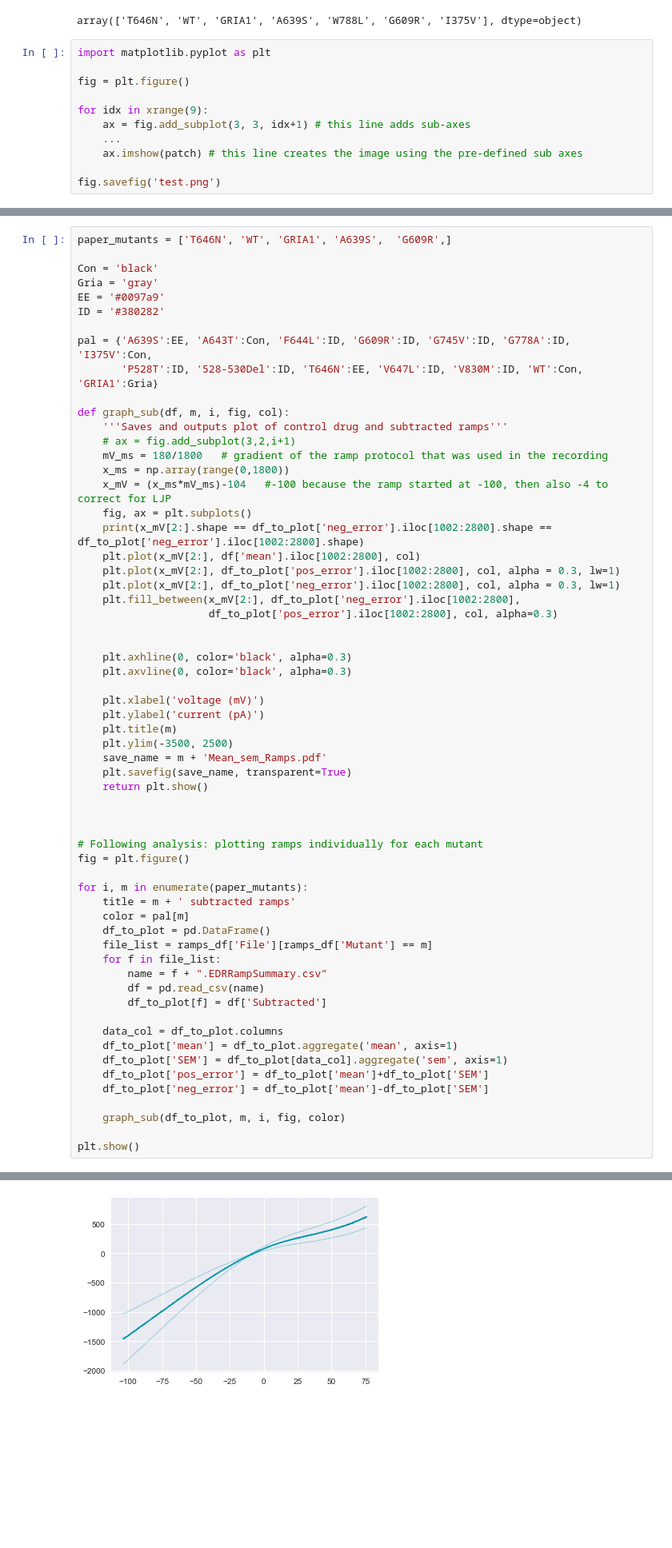
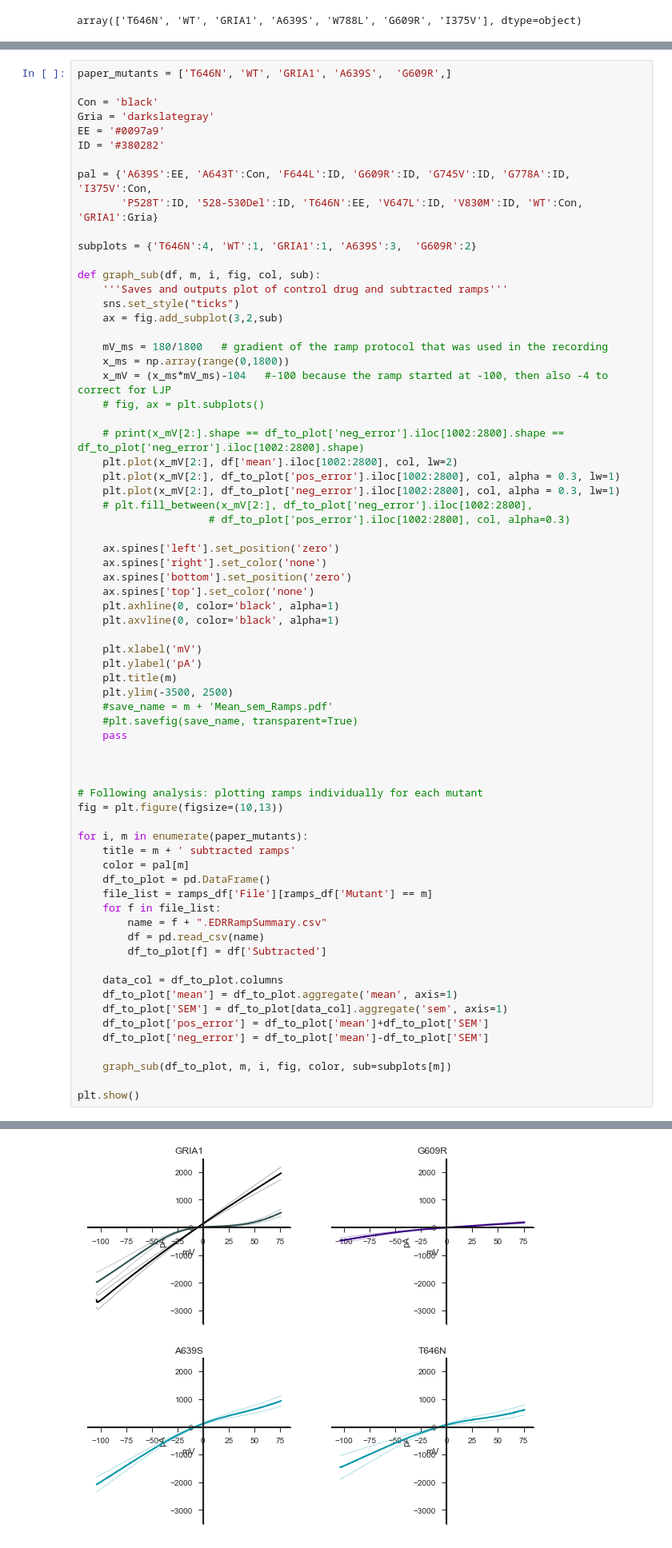
Before and after one commit to KullmannLab/AMPA_Synaptopathies, a Jupyter notebook: AMPAtraceProcessing_May9.ipynb, the cells around one changed output, grey strips where cells are left out. Shown at 80% size. Drawn from its saved outputs; the diff is of its cells as text; blank space fills up the shorter version.

Commit message:
Formatted subplots for ramp graphs

```diff
--- a/AMPAtraceProcessing_May9.ipynb
+++ b/AMPAtraceProcessing_May9.ipynb
@@ -494,14 +488,3 @@ ramps_df.head(2)
 ramps_df['Mutant'].unique()
 # %% [output]
 array(['T646N', 'WT', 'GRIA1', 'A639S', 'W788L', 'G609R', 'I375V'], dtype=object)
-# %%
-import matplotlib.pyplot as plt
-
-fig = plt.figure()
-
-for idx in xrange(9):
-    ax = fig.add_subplot(3, 3, idx+1) # this line adds sub-axes
-    ...
-    ax.imshow(patch) # this line creates the image using the pre-defined sub axes
-
-fig.savefig('test.png')
@@ -509,43 +495,51 @@ fig.savefig('test.png')
 paper_mutants = ['T646N', 'WT', 'GRIA1', 'A639S',  'G609R',]
 
 Con = 'black'
-Gria = 'gray'
+Gria = 'darkslategray'
 EE = '#0097a9'
 ID = '#380282'
 
 pal = {'A639S':EE, 'A643T':Con, 'F644L':ID, 'G609R':ID, 'G745V':ID, 'G778A':ID, 'I375V':Con,
        'P528T':ID, '528-530Del':ID, 'T646N':EE, 'V647L':ID, 'V830M':ID, 'WT':Con, 'GRIA1':Gria}
 
-def graph_sub(df, m, i, fig, col):
+subplots = {'T646N':4, 'WT':1, 'GRIA1':1, 'A639S':3,  'G609R':2}
+
+def graph_sub(df, m, i, fig, col, sub):
     '''Saves and outputs plot of control drug and subtracted ramps'''
-    # ax = fig.add_subplot(3,2,i+1)
+    sns.set_style("ticks")
+    ax = fig.add_subplot(3,2,sub)
+
     mV_ms = 180/1800   # gradient of the ramp protocol that was used in the recording
     x_ms = np.array(range(0,1800))
     x_mV = (x_ms*mV_ms)-104   #-100 because the ramp started at -100, then also -4 to correct for LJP
-    fig, ax = plt.subplots()
-    print(x_mV[2:].shape == df_to_plot['neg_error'].iloc[1002:2800].shape == df_to_plot['neg_error'].iloc[1002:2800].shape)
-    plt.plot(x_mV[2:], df['mean'].iloc[1002:2800], col)
+    # fig, ax = plt.subplots()
+
+    # print(x_mV[2:].shape == df_to_plot['neg_error'].iloc[1002:2800].shape == df_to_plot['neg_error'].iloc[1002:2800].shape)
+    plt.plot(x_mV[2:], df['mean'].iloc[1002:2800], col, lw=2)
     plt.plot(x_mV[2:], df_to_plot['pos_error'].iloc[1002:2800], col, alpha = 0.3, lw=1)
     plt.plot(x_mV[2:], df_to_plot['neg_error'].iloc[1002:2800], col, alpha = 0.3, lw=1)
-    plt.fill_between(x_mV[2:], df_to_plot['neg_error'].iloc[1002:2800],
-                     df_to_plot['pos_error'].iloc[1002:2800], col, alpha=0.3)
+    # plt.fill_between(x_mV[2:], df_to_plot['neg_error'].iloc[1002:2800],
+                     # df_to_plot['pos_error'].iloc[1002:2800], col, alpha=0.3)
 
+    ax.spines['left'].set_position('zero')
+    ax.spines['right'].set_color('none')
+    ax.spines['bottom'].set_position('zero')
+    ax.spines['top'].set_color('none')
+    plt.axhline(0, color='black', alpha=1)
+    plt.axvline(0, color='black', alpha=1)
 
-    plt.axhline(0, color='black', alpha=0.3)
-    plt.axvline(0, color='black', alpha=0.3)
-
-    plt.xlabel('voltage (mV)')
-    plt.ylabel('current (pA)')
+    plt.xlabel('mV')
+    plt.ylabel('pA')
     plt.title(m)
     plt.ylim(-3500, 2500)
-    save_name = m + 'Mean_sem_Ramps.pdf'
-    plt.savefig(save_name, transparent=True)
-    return plt.show()
+    #save_name = m + 'Mean_sem_Ramps.pdf'
+    #plt.savefig(save_name, transparent=True)
+    pass
 
 
 
 # Following analysis: plotting ramps individually for each mutant
-fig = plt.figure()
+fig = plt.figure(figsize=(10,13))
 
 for i, m in enumerate(paper_mutants):
     title = m + ' subtracted ramps'
@@ -563,7 +557,7 @@ for i, m in enumerate(paper_mutants):
     df_to_plot['pos_error'] = df_to_plot['mean']+df_to_plot['SEM']
     df_to_plot['neg_error'] = df_to_plot['mean']-df_to_plot['SEM']
 
-    graph_sub(df_to_plot, m, i, fig, color)
+    graph_sub(df_to_plot, m, i, fig, color, sub=subplots[m])
 
 plt.show()
 # %% [output]
@@ -573 +564 @@ ValueError: Argument dimensions are incompatible
-[figure, old version]
+[figure, new version]
```
Also changed, not shown: parts of 8 cells of this notebook.
